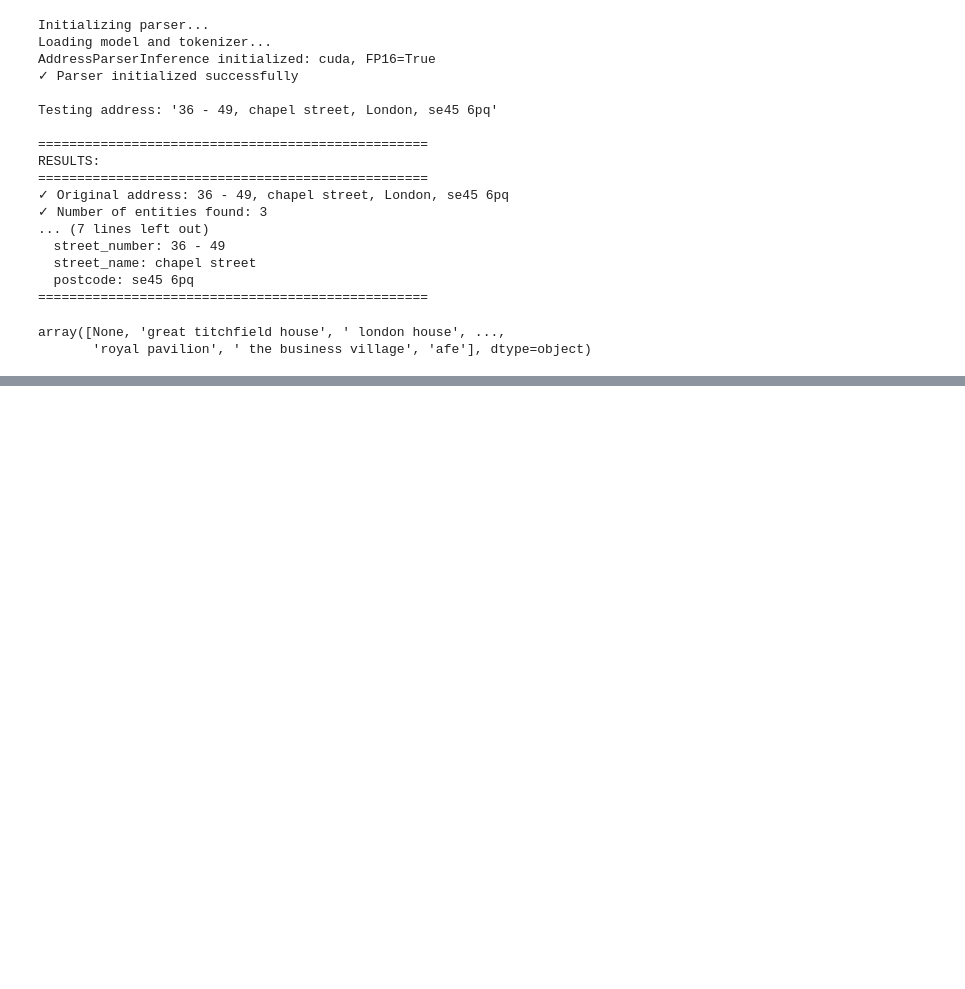
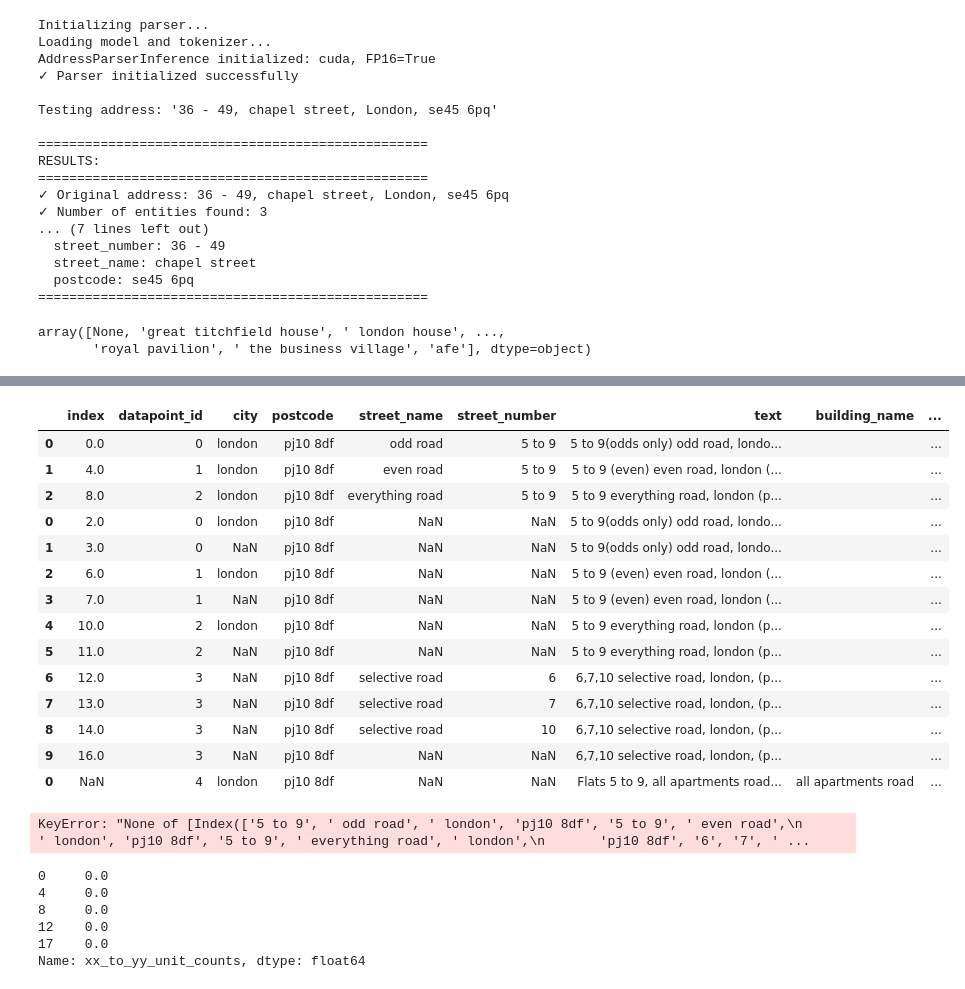
Before and after one commit to JonnoB/enhance_ocod, a Jupyter notebook: test_inference.ipynb, the cells around one changed output, grey strips where cells are left out. Cells and saved outputs as stored; diff of their text form; code cells hidden in the pictures; blank space fills up the shorter version.

```diff
--- a/test_inference.ipynb
+++ b/test_inference.ipynb
@@ -83,0 +228,18 @@ array([None, 'great titchfield house', ' london house', ...,
+# %%
+ocod_data_3_expanded
+# %% [output]
+|  | index | datapoint_id | city | postcode | street_name | street_number | text | building_name | ... |
+| 0 | 0.0 | 0 | london | pj10 8df | odd road | 5 to 9 | 5 to 9(odds only) odd road, londo... |  | ... |
+| 1 | 4.0 | 1 | london | pj10 8df | even road | 5 to 9 | 5 to 9 (even) even road, london (... |  | ... |
+| 2 | 8.0 | 2 | london | pj10 8df | everything road | 5 to 9 | 5 to 9 everything road, london (p... |  | ... |
+| 0 | 2.0 | 0 | london | pj10 8df | NaN | NaN | 5 to 9(odds only) odd road, londo... |  | ... |
+| 1 | 3.0 | 0 | NaN | pj10 8df | NaN | NaN | 5 to 9(odds only) odd road, londo... |  | ... |
+| 2 | 6.0 | 1 | london | pj10 8df | NaN | NaN | 5 to 9 (even) even road, london (... |  | ... |
+| 3 | 7.0 | 1 | NaN | pj10 8df | NaN | NaN | 5 to 9 (even) even road, london (... |  | ... |
+| 4 | 10.0 | 2 | london | pj10 8df | NaN | NaN | 5 to 9 everything road, london (p... |  | ... |
+| 5 | 11.0 | 2 | NaN | pj10 8df | NaN | NaN | 5 to 9 everything road, london (p... |  | ... |
+| 6 | 12.0 | 3 | NaN | pj10 8df | selective road | 6 | 6,7,10 selective road, london, (p... |  | ... |
+| 7 | 13.0 | 3 | NaN | pj10 8df | selective road | 7 | 6,7,10 selective road, london, (p... |  | ... |
+| 8 | 14.0 | 3 | NaN | pj10 8df | selective road | 10 | 6,7,10 selective road, london, (p... |  | ... |
+| 9 | 16.0 | 3 | NaN | pj10 8df | NaN | NaN | 6,7,10 selective road, london, (p... |  | ... |
+| 0 | NaN | 4 | london | pj10 8df | NaN | NaN | Flats 5 to 9, all apartments road... | all apartments road | ... |
@@ -83,0 +331,13 @@ array([None, 'great titchfield house', ' london house', ...,
+# %%
+all_entities['datapoint_id'][all_entities['label_text']]
+# %% [output]
+KeyError: "None of [Index(['5 to 9', ' odd road', ' london', 'pj10 8df', '5 to 9', ' even road',\n       ' london', 'pj10 8df', '5 to 9', ' everything road', ' london',\n       'pj10 8df', '6', '7', ' ...
+# %%
+multi_check_df['xx_to_yy_unit_counts']
+# %% [output]
+0     0.0
+4     0.0
+8     0.0
+12    0.0
+17    0.0
+Name: xx_to_yy_unit_counts, dtype: float64
```
Also changed, not shown: parts of 8 cells of this notebook, 3 other files.
